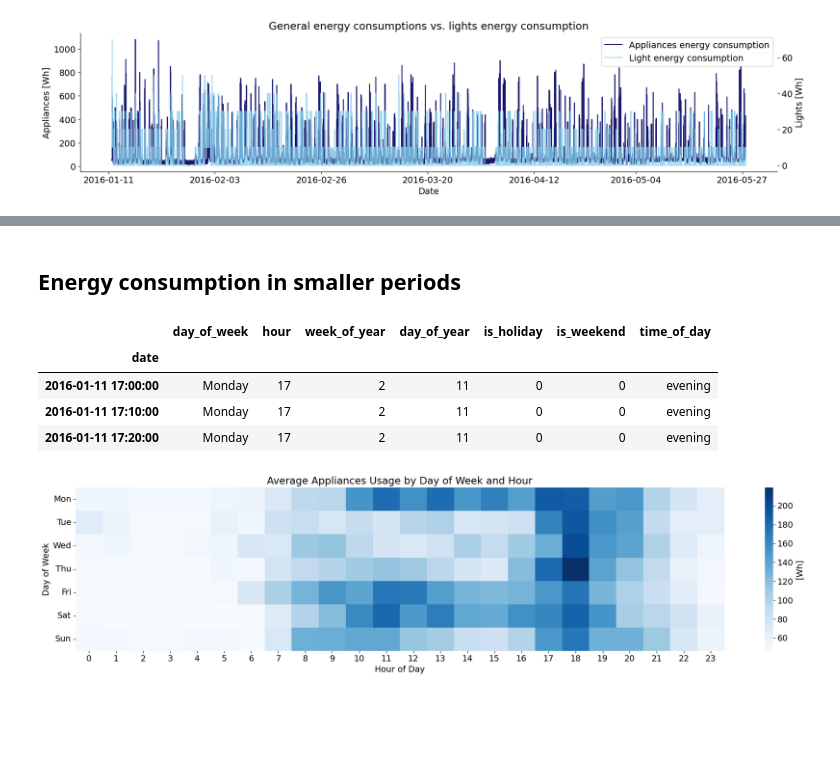
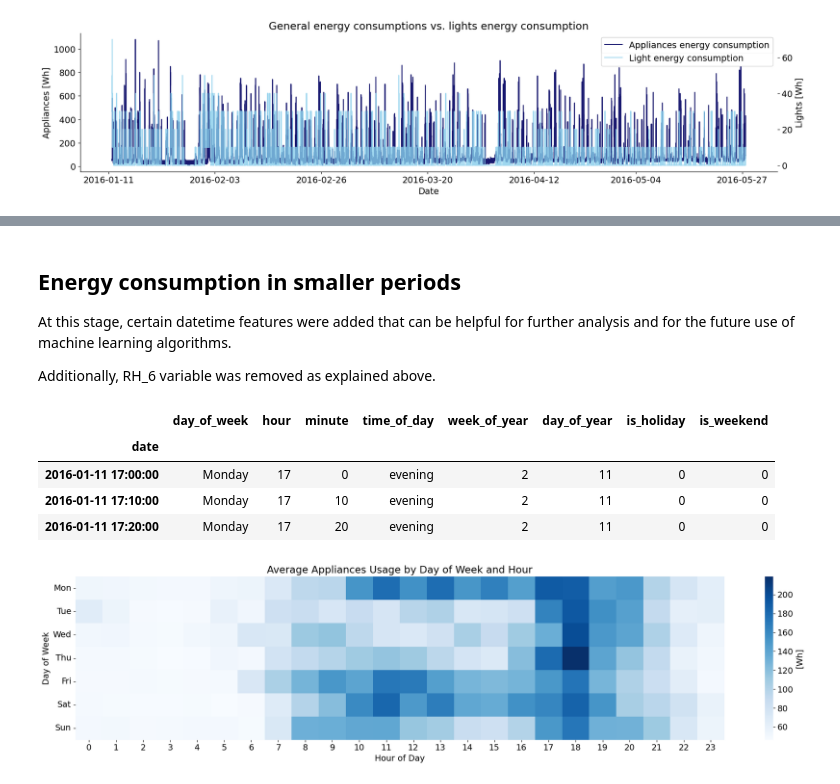
Before and after one commit to k-katarzyna/Appliances_Energy_Prediction, a Jupyter notebook: Appliances_energy_prediction/energy_main.ipynb, the cells around one changed output, grey strips where cells are left out. Saved outputs shown, nothing was run; the diff lists cells and outputs as text; code cells hidden in the pictures; blank space fills up the shorter version.

```diff
--- a/Appliances_energy_prediction/energy_main.ipynb
+++ b/Appliances_energy_prediction/energy_main.ipynb
@@ -177,16 +105,20 @@ energy_vs_lights_plot(data.Appliances, data.lights)
 # %% [markdown]
 ## Energy consumption in smaller periods
+
+At this stage, certain datetime features were added that can be helpful for further analysis and for the future use of machine learning algorithms.
+
+Additionally, RH_6 variable was removed as explained above.
 # %%
 enhanced_data = add_datetime_features(data)
 enhanced_data.drop(["RH_6", "rv1", "rv2"], axis=1, inplace=True)
 
-enhanced_data.iloc[:,-7:].head(3)
+enhanced_data.iloc[:,-8:].head(3)
 # %% [output]
-|  | day_of_week | hour | week_of_year | day_of_year | is_holiday | is_weekend | time_of_day |
-| date |  |  |  |  |  |  |  |
-| 2016-01-11 17:00:00 | Monday | 17 | 2 | 11 | 0 | 0 | evening |
-| 2016-01-11 17:10:00 | Monday | 17 | 2 | 11 | 0 | 0 | evening |
-| 2016-01-11 17:20:00 | Monday | 17 | 2 | 11 | 0 | 0 | evening |
+|  | day_of_week | hour | minute | time_of_day | week_of_year | day_of_year | is_holiday | is_weekend |
+| date |  |  |  |  |  |  |  |  |
+| 2016-01-11 17:00:00 | Monday | 17 | 0 | evening | 2 | 11 | 0 | 0 |
+| 2016-01-11 17:10:00 | Monday | 17 | 10 | evening | 2 | 11 | 0 | 0 |
+| 2016-01-11 17:20:00 | Monday | 17 | 20 | evening | 2 | 11 | 0 | 0 |
 # %%
 consumption_by_day_and_hour(enhanced_data[["Appliances", "day_of_week", "hour"]])
 # %% [output]
```
Also changed, not shown: parts of 50 cells of this notebook, 2 other files.
